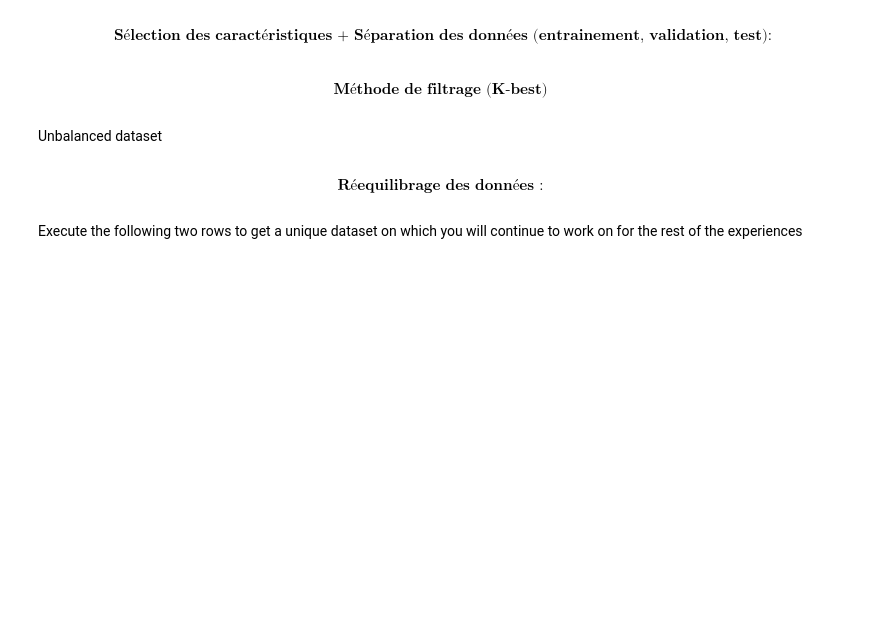
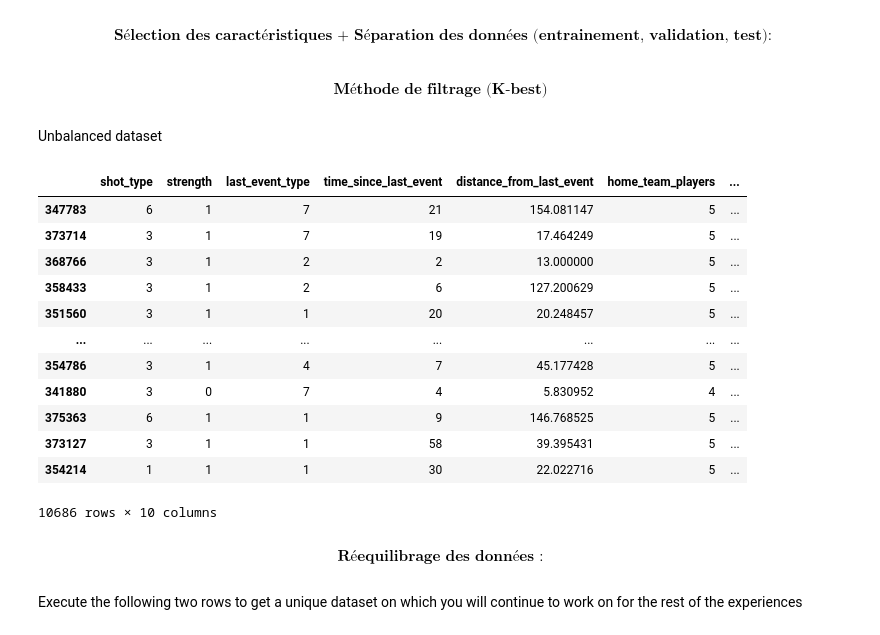
Before and after one commit to MkYacine/IFT6758-Projet, a Jupyter notebook: notebooks/feature_selection.ipynb, the cells around one changed output. Drawn from its saved outputs; the diff is of its cells as text; code cells hidden in the pictures; blank space fills up the shorter version.

```diff
--- a/notebooks/feature_selection.ipynb
+++ b/notebooks/feature_selection.ipynb
@@ -101,3 +99,19 @@ X_train, X_val, Y_train, Y_val = train_test_split(
+# %%
+X_val
+# %% [output]
+|  | shot_type | strength | last_event_type | time_since_last_event | distance_from_last_event | home_team_players | ... |
+| 347783 | 6 | 1 | 7 | 21 | 154.081147 | 5 | ... |
+| 373714 | 3 | 1 | 7 | 19 | 17.464249 | 5 | ... |
+| 368766 | 3 | 1 | 2 | 2 | 13.000000 | 5 | ... |
+| 358433 | 3 | 1 | 2 | 6 | 127.200629 | 5 | ... |
+| 351560 | 3 | 1 | 1 | 20 | 20.248457 | 5 | ... |
+| ... | ... | ... | ... | ... | ... | ... | ... |
+| 354786 | 3 | 1 | 4 | 7 | 45.177428 | 5 | ... |
+| 341880 | 3 | 0 | 7 | 4 | 5.830952 | 4 | ... |
+| 375363 | 6 | 1 | 1 | 9 | 146.768525 | 5 | ... |
+| 373127 | 3 | 1 | 1 | 58 | 39.395431 | 5 | ... |
+| 354214 | 1 | 1 | 1 | 30 | 22.022716 | 5 | ... |
+10686 rows × 10 columns
 # %% [markdown]
 $$ \textbf{Réequilibrage des données : }  $$
 # %%
```
Also changed, not shown: parts of 11 cells of this notebook, 1 other file.
